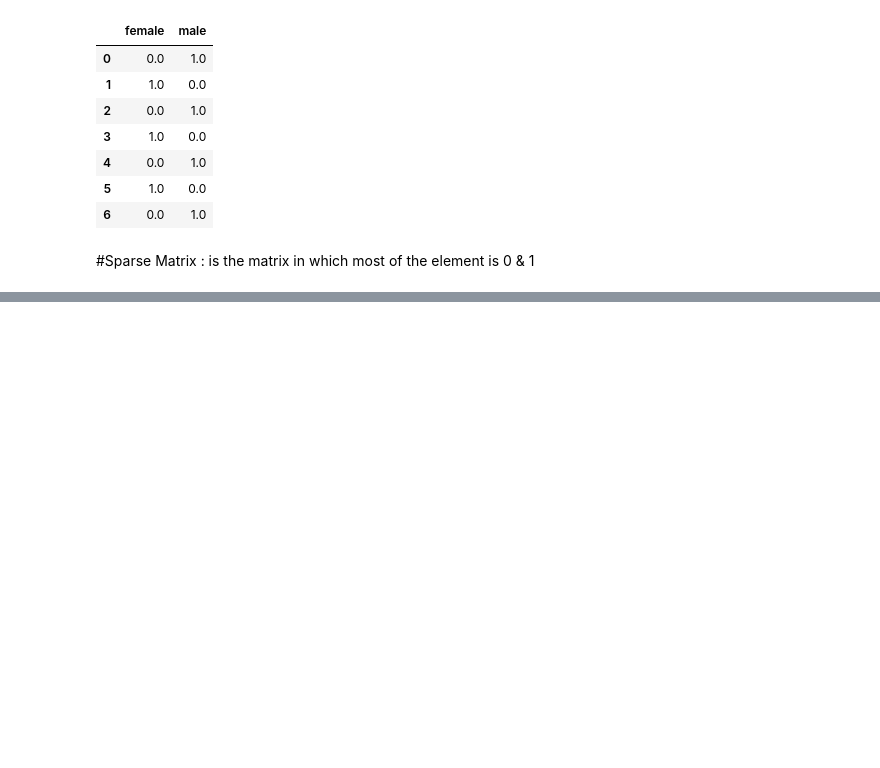
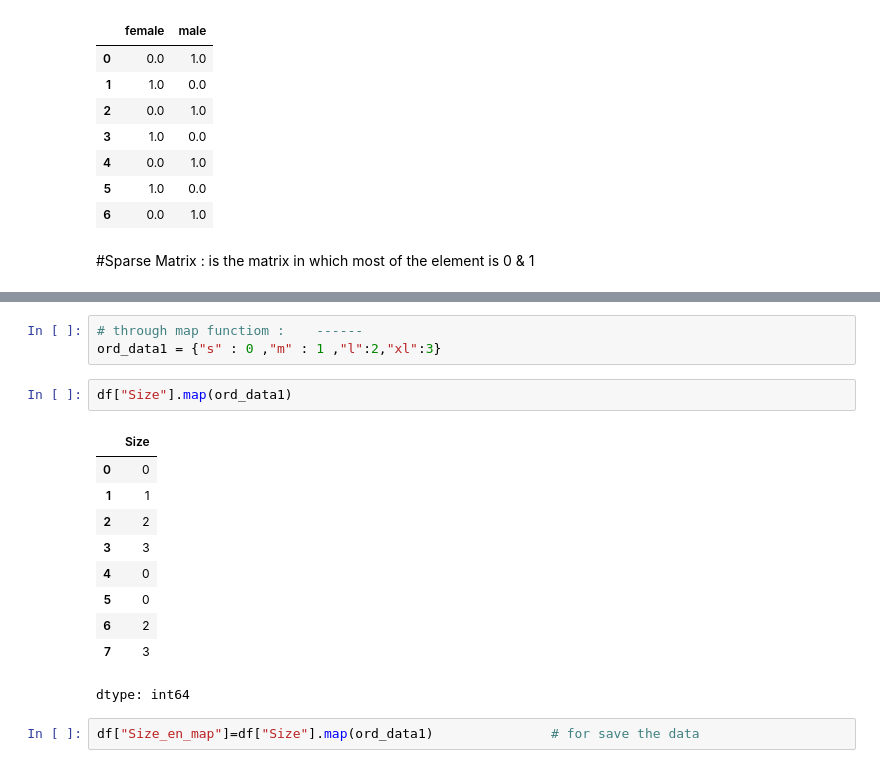
Before and after one commit to anjali801/AI-and-Machine-Learning-, a Jupyter notebook: MachineLearning.ipynb, the cells around one changed output, grey strips where cells are left out. Cells and saved outputs as stored; diff of their text form; blank space fills up the shorter version.

```diff
--- a/MachineLearning.ipynb
+++ b/MachineLearning.ipynb
@@ -398,0 +475,18 @@ pd.DataFrame(ohe_e1,columns = ohe.categories_)
+# %%
+# through map functiom :    ------
+ord_data1 = {"s" : 0 ,"m" : 1 ,"l":2,"xl":3}
+# %%
+df["Size"].map(ord_data1)
+# %% [output]
+|  | Size |
+| 0 | 0 |
+| 1 | 1 |
+| 2 | 2 |
+| 3 | 3 |
+| 4 | 0 |
+| 5 | 0 |
+| 6 | 2 |
+| 7 | 3 |
+dtype: int64
+# %%
+df["Size_en_map"]=df["Size"].map(ord_data1)               # for save the data
```
Also changed, not shown: parts of 12 cells of this notebook.
